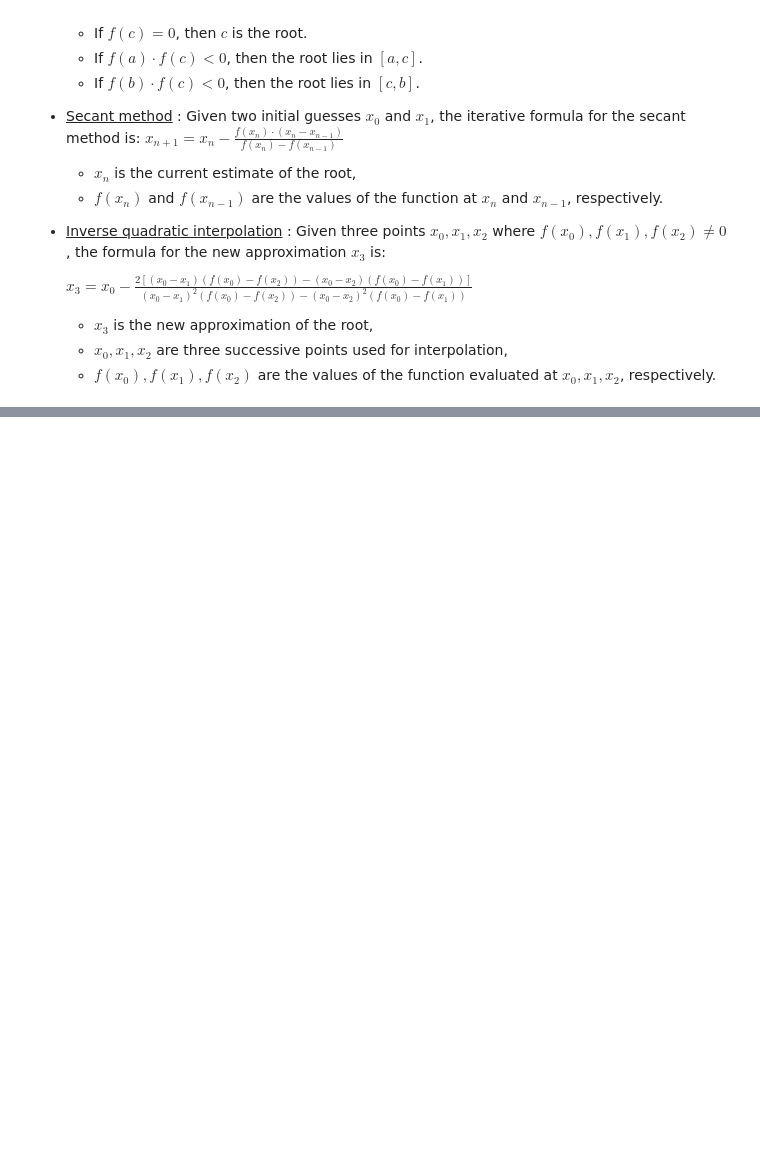
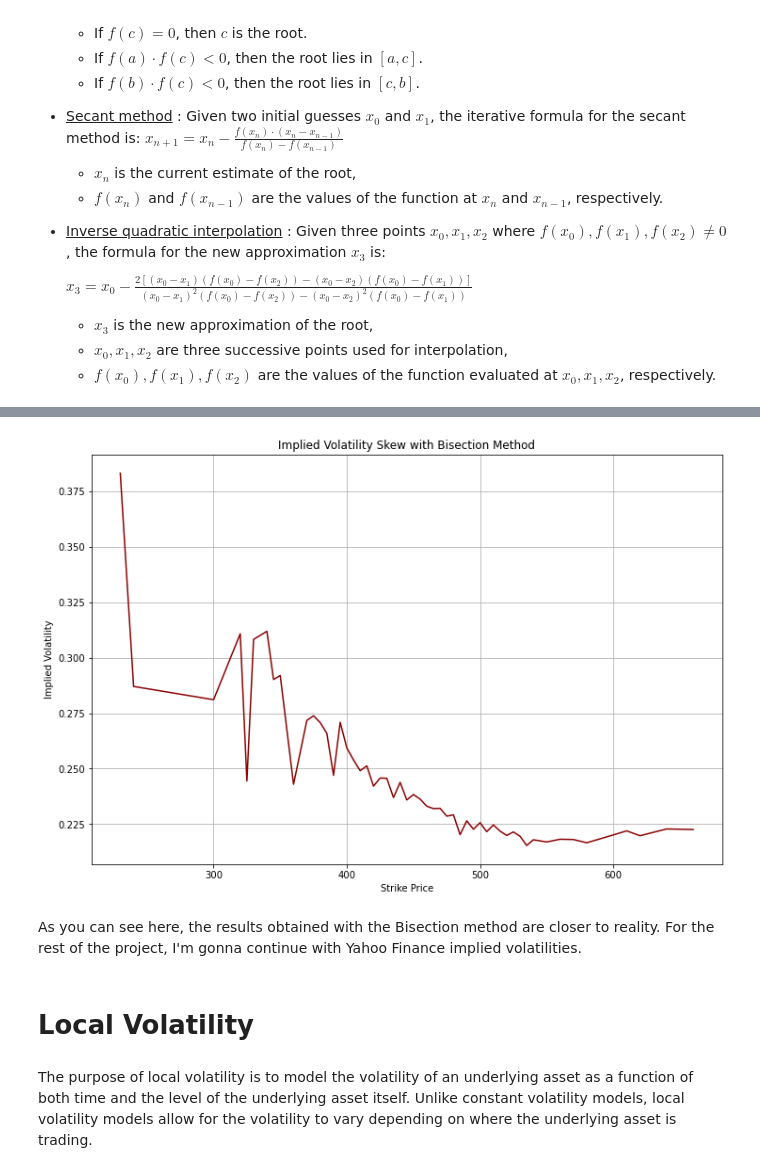
Before and after one commit to Quacox/Local-Volatility-Model, a Jupyter notebook: LocalVol.ipynb, the cells around one changed output, grey strips where cells are left out. Cells and saved outputs as stored; diff of their text form; code cells hidden in the pictures; blank space fills up the shorter version.

```diff
--- a/LocalVol.ipynb
+++ b/LocalVol.ipynb
@@ -129,8 +127,4 @@ Brent's method iteratively narrows down the interval containing the root by:
     - $ f(x_0), f(x_1), f(x_2) $ are the values of the function evaluated at $ x_0, x_1, x_2 $, respectively.
 # %%
 def implied_vol_objective(sigma, market_price, S, K, T, r):
-    return bs_call_price(S, K, T, r, sigma) - market_price
-
-def vega(S, K, T, r, sigma):
-    d1 = (np.log(S / K) + (r + 0.5 * sigma ** 2) * T) / (sigma * np.sqrt(T))
-    return S * norm.pdf(d1) * np.sqrt(T)
+    return call_bsm(S, K, T, r, sigma) - market_price
@@ -209,0 +131,22 @@ filtered_calls_at_expiry[["strike", "impliedVolatility"]].set_index("strike").pl
+# %%
+market_prices = calls['lastPrice'].values
+spot_prices = calls['spotPrice'].values
+strikes = calls['strike'].values
+times_to_maturity = calls['TimeToMaturity'].values
+risk_free_rate = 0.0436
+historical_volatility = calls['historicalVolatility'].values
+
+vol_lower = 1e-6
+vol_upper = 5.0
+
+implied_vols = []
+
+for market_price, S, K, T, hist_vol in zip(market_prices, spot_prices, strikes, times_to_maturity, historical_volatility):
+    try:
+        implied_volatility = brentq(implied_vol_objective, vol_lower, vol_upper, args=(market_price, S, K, T, risk_free_rate))
+    except ValueError:
+        implied_volatility = np.nan
+    implied_vols.append(implied_volatility)
+
+for K, iv in zip(strikes, implied_vols):
+    print(f"Strike Price: {K}, Implied Volatility: {iv:.4f}")
@@ -209,0 +240,21 @@ filtered_calls_at_expiry[["strike", "impliedVolatility"]].set_index("strike").pl
+# %%
+most_common_date=implied_vol_df['TTM'].mode(0).values[0]
+calls_at_expiry = implied_vol_df[implied_vol_df["TTM"] == most_common_date].reset_index(drop=True)
+
+filtered_calls_at_expiry = calls_at_expiry[calls_at_expiry.imp_vol >= 0.0001]
+
+plt.figure(figsize=(12,8))
+plt.plot(np.array(filtered_calls_at_expiry["Strike"]), np.array(filtered_calls_at_expiry["imp_vol"]),color='darkred')
+plt.title("Implied Volatility Skew with Bisection Method")
+plt.xlabel("Strike Price")
+plt.ylabel("Implied Volatility")
+plt.grid(True)
+plt.show()
+# %% [output]
+[figure, added]
+# %% [markdown]
+As you can see here, the results obtained with the Bisection method are closer to reality. For the rest of the project, I'm gonna continue with Yahoo Finance implied volatilities.
+# %% [markdown]
+# Local Volatility
+# %% [markdown]
+The purpose of local volatility is to model the volatility of an underlying asset as a function of both time and the level of the underlying asset itself. Unlike constant volatility models, local volatility models allow for the volatility to vary depending on where the underlying asset is trading.
```
Also changed, not shown: parts of 26 cells of this notebook.
